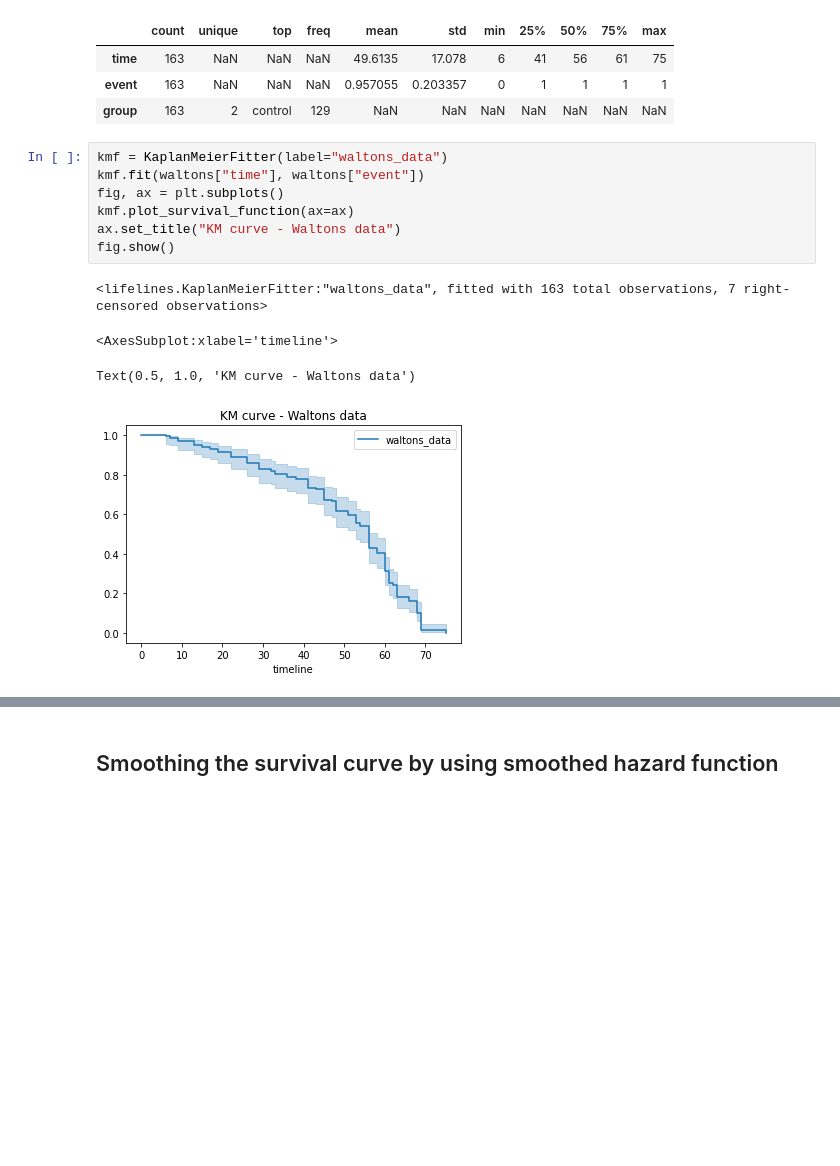
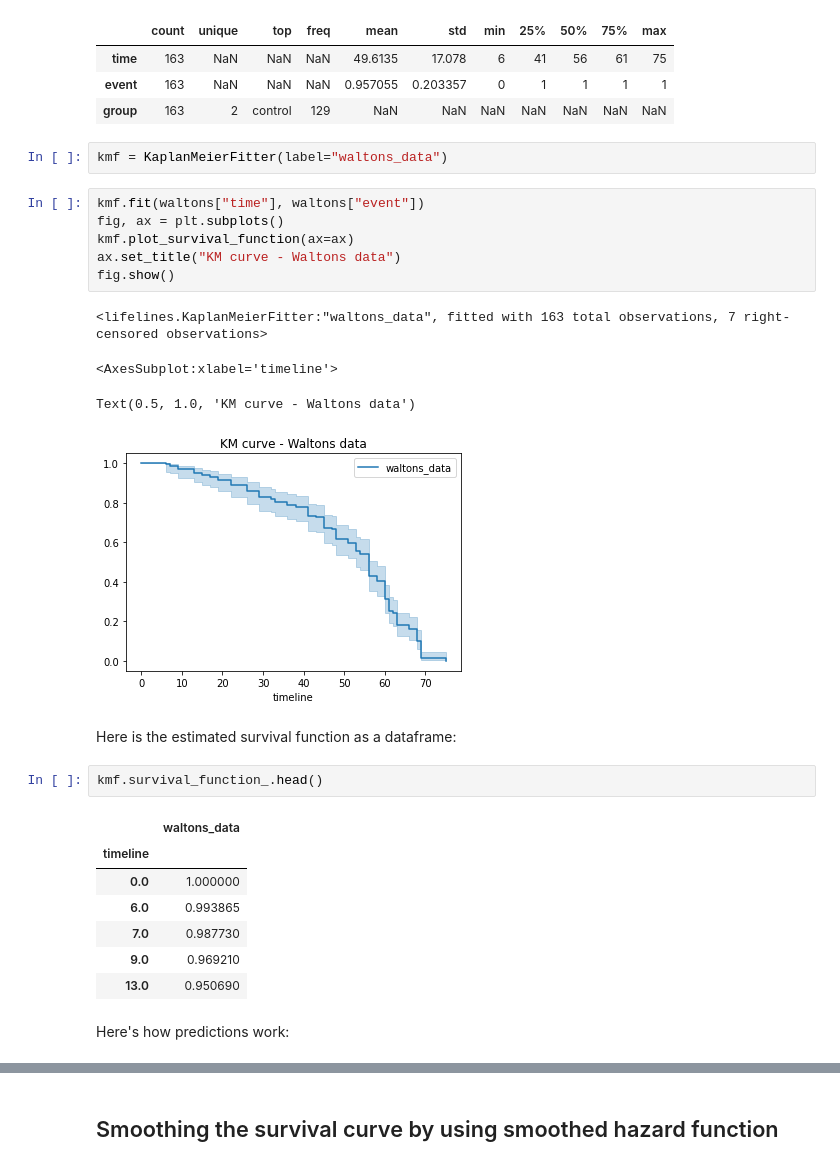
Before and after one commit to nayefahmad/survival-analysis-notes, a Jupyter notebook: src/2022-02-10_km-curve-lifelines.ipynb, the cells around one changed output, grey strips where cells are left out. Drawn from its saved outputs; the diff is of its cells as text; blank space fills up the shorter version.

Commit message:
Notes on smoothed survival curve in python

```diff
--- a/src/2022-02-10_km-curve-lifelines.ipynb
+++ b/src/2022-02-10_km-curve-lifelines.ipynb
@@ -28,8 +35,9 @@ waltons.describe(include="all").T
 | time | 163 | NaN | NaN | NaN | 49.6135 | 17.078 | 6 | 41 | 56 | 61 | 75 |
 | event | 163 | NaN | NaN | NaN | 0.957055 | 0.203357 | 0 | 1 | 1 | 1 | 1 |
 | group | 163 | 2 | control | 129 | NaN | NaN | NaN | NaN | NaN | NaN | NaN |
+# %%
+kmf = KaplanMeierFitter(label="waltons_data")
 # %%
-kmf = KaplanMeierFitter(label="waltons_data")
 kmf.fit(waltons["time"], waltons["event"])
 fig, ax = plt.subplots()
 kmf.plot_survival_function(ax=ax)
@@ -40,3 +48,17 @@ fig.show()
 <AxesSubplot:xlabel='timeline'>
 Text(0.5, 1.0, 'KM curve - Waltons data')
 [figure]
+# %% [markdown]
+Here is the estimated survival function as a dataframe:
+# %%
+kmf.survival_function_.head()
+# %% [output]
+|  | waltons_data |
+| timeline |  |
+| 0.0 | 1.000000 |
+| 6.0 | 0.993865 |
+| 7.0 | 0.987730 |
+| 9.0 | 0.969210 |
+| 13.0 | 0.950690 |
+# %% [markdown]
+Here's how predictions work:
```
Also changed, not shown: parts of 4 cells of this notebook, 1 other file.
